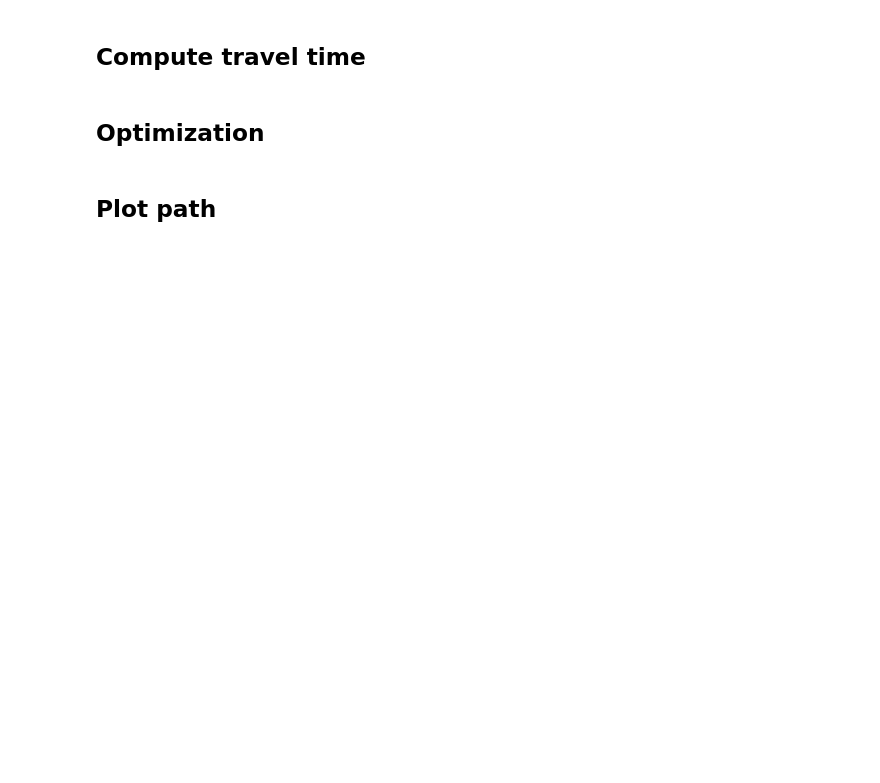
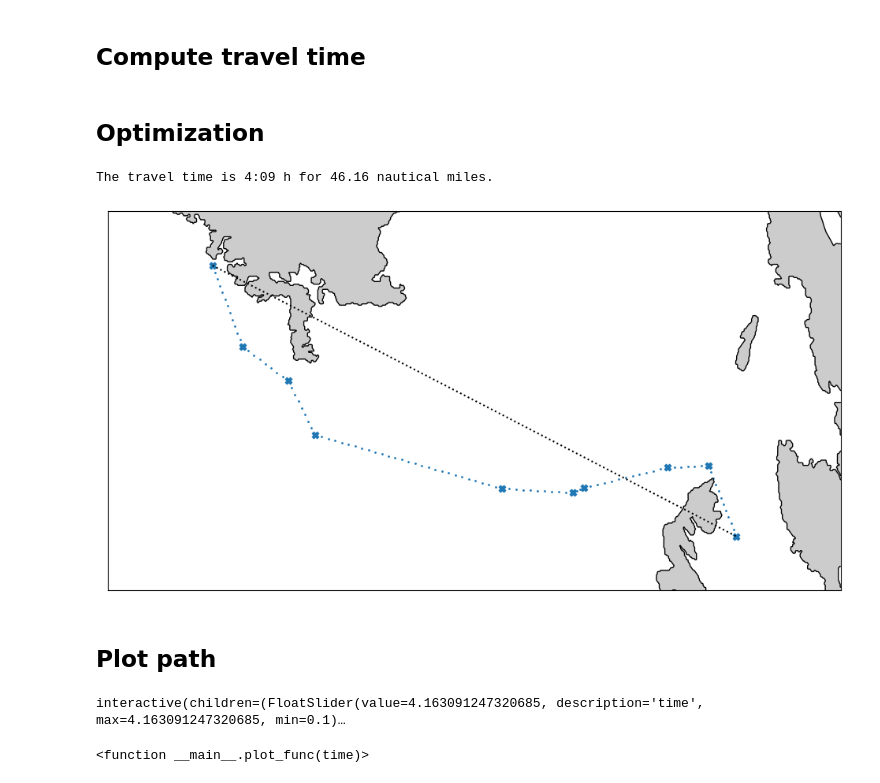
Before and after one commit to meyer-nils/sail_route, a Jupyter notebook: routing.ipynb, the cells around one changed output. Cells and saved outputs as stored; diff of their text form; code cells hidden in the pictures; blank space fills up the shorter version.

```diff
--- a/routing.ipynb
+++ b/routing.ipynb
@@ -109,7 +113,7 @@ initial_population = np.tile(waypoints.ravel(), (POPSIZE, 1)) + noise
 # %%
 # Load boats
 boats = json.load(codecs.open("boats.json", "r", "utf-8-sig"), strict=False)
-boat = list(filter(lambda b: b["boat"]["type"] == "XC-45", boats))[0]
+boat = list(filter(lambda b: b["boat"]["type"] == "Dufour 470", boats))[0]
 
 # Align measured angles and wind speeds in a meshgrid for interpolation
 min_angle = max(boat["vpp"]["beat_angle"])
@@ -147,15 +153,16 @@ def velocity(course, wind_dir, wind_mag):
 # %% [markdown]
 ## Compute travel time
 # %%
-def compute_path(waypoints, opt=False):
+def compute_path(waypoints, opt=True):
     # Build waypoints from start point, end point and optimization variables
     wpts = np.hstack([START, waypoints.reshape(2, -1), END])
+    wpts = np.unique(wpts.round(decimals=6), axis=1)
     lons = wpts[0, :]
     lats = wpts[1, :]
     lengths = geoid.line_lengths(lons, lats)
     # Initialize integrated time
     int_time = 0
-    # Intialize arrays to store path
+    # Initialize arrays to store path
     if not opt:
         t = []
         v = []
@@ -165,7 +172,7 @@ def compute_path(waypoints, opt=False):
     # Iterate over waypoint segments
     for i in range(1, len(lons)):
         # Integration steps along segment are 500m long, but at least 2 per path segment
-        del_s = min(500, lengths[i - 1] / 3.0)
+        del_s = min(500, int(lengths[i - 1] / 3.0))
         flags = enums.GeodIntermediateFlag.AZIS_KEEP
         intp = geoid.inv_intermediate(
             lons[i - 1],
@@ -180,7 +187,7 @@ def compute_path(waypoints, opt=False):
 
         # Iterate over integration points along segment
         for lon, lat, azi in zip(intp.lons, intp.lats, intp.azis):
-            x, y = m(lon,lat)
+            x, y = m(lon, lat)
             if m.is_land(x, y):
                 # on land we penalize the solution with a very low speed
                 vel = SLOW
@@ -205,44 +212,22 @@ def compute_path(waypoints, opt=False):
             "lons": np.array(lo),
             "lats": np.array(la),
         }
-
-
-# import cProfile
-# import pstats
-# cProfile.run('compute_path(waypoints, start, end)', 'stats')
-# p = pstats.Stats('stats')
-# p.sort_stats(pstats.SortKey.TIME).print_stats(10)
 # %% [markdown]
 ## Optimization
 # %%
-def callback(waypoints, convergence):
-    clear_output(wait=True)
-    wpts = np.hstack([START, waypoints.reshape(2, -1), END])
-    m.drawcoastlines()
-    m.fillcontinents()
-    m.drawgreatcircle(
-        STA_LON, STA_LAT, END_LON, END_LAT, del_s=1, color="k", linestyle=":"
-    )
-    # Plot waypoints
-    x, y = m(wpts[0, :], wpts[1, :])
-    m.plot(x, y, color="k", marker="X")
-    plt.title(convergence)
-    plt.show()
-
+# Create initial population
+POPSIZE = 15
+N = 8
+wp = geoid.npts(STA_LON, STA_LAT, END_LON, END_LAT, N)
+waypoints = np.array([[pos[0] for pos in wp], [pos[1] for pos in wp]])
+noise = 0.05 * (np.random.rand(POPSIZE, len(waypoints.ravel())) - 0.5)
+initial_population = np.tile(waypoints.ravel(), (POPSIZE, 1)) + noise
 
 bounds = N * [(MIN_LON, MAX_LON)] + N * [(MIN_LAT, MAX_LAT)]
-opt = differential_evolution(
-    compute_path,
-    bounds,
-    args=(True,),
-    disp=True,
-    maxiter=100,
-    init=initial_population,
-    callback=callback,
-)
+opt = differential_evolution(compute_path, bounds, maxiter=100, init=initial_population)
 waypoints = opt.x.reshape(2, -1)
 
-path = compute_path(waypoints)
+path = compute_path(waypoints, opt=False)
 full_waypoints = np.hstack([START, waypoints, END])
 dist = geoid.line_length(full_waypoints[0, :], full_waypoints[1, :]) / NM
 
@@ -250,6 +235,25 @@ dist = geoid.line_length(full_waypoints[0, :], full_waypoints[1, :]) / NM
 td = datetime.timedelta(hours=path["time"][-1])
 td = ":".join(str(td).split(":")[:2])
 print(f"The travel time is {td} h for {dist:.2f} nautical miles.")
+# %% [output]
+The travel time is 4:09 h for 46.16 nautical miles.
+# %%
+plt.figure(figsize=(12, 12))
+m.drawcoastlines()
+m.fillcontinents()
+m.drawgreatcircle(STA_LON, STA_LAT, END_LON, END_LAT, del_s=1, color="k", linestyle=":")
+x, y = m(path["lons"], path["lats"])
+velocity = path["velocity"]
+vmin = np.min(path["velocity"])
+vmax = np.max(path["velocity"])
+scat = m.scatter(x, y, color="tab:blue", s=1)
+x, y = m(full_waypoints[0, :], full_waypoints[1, :])
+m.scatter(x, y, color="tab:blue", marker="X")
+
+# Draw plot
+plt.draw()
+# %% [output]
+[figure, added]
 # %% [markdown]
 ## Plot path
 # %%
@@ -291,9 +295,8 @@ def plot_func(time):
     idx = np.where(path["time"] < time)
     x, y = m(path["lons"][idx], path["lats"][idx])
     velocity = path["velocity"][idx]
-    vmin = np.min(path["velocity"])
     vmax = np.max(path["velocity"])
-    scat = m.scatter(x, y, c=velocity, vmin=vmin, vmax=vmax)
+    scat = m.scatter(x, y, c=velocity, vmin=0.0, vmax=vmax)
     plt.colorbar(scat, label="Boatspeed in kn")
 
     # Plot waypoints
@@ -303,11 +306,15 @@ def plot_func(time):
     # Draw plot
     plt.draw()
 
+
 widgets.interact(
     plot_func,
     time=widgets.FloatSlider(
         value=path["time"][-1], min=0.1, max=path["time"][-1], step=0.1
     ),
 )
+# %% [output]
+interactive(children=(FloatSlider(value=4.163091247320685, description='time', max=4.163091247320685, min=0.1)…
+<function __main__.plot_func(time)>
 # %%
 fig = plt.figure()
```
Also changed, not shown: parts of 9 cells of this notebook, 5 other files.
